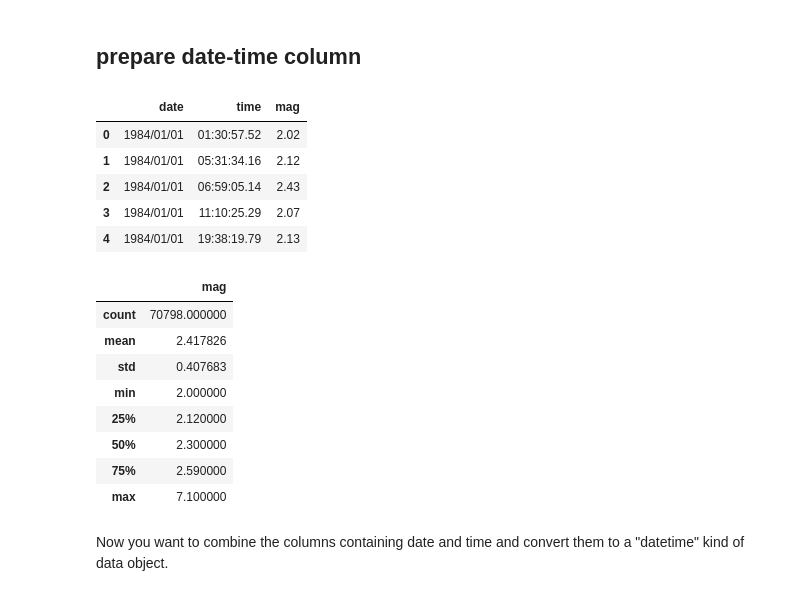
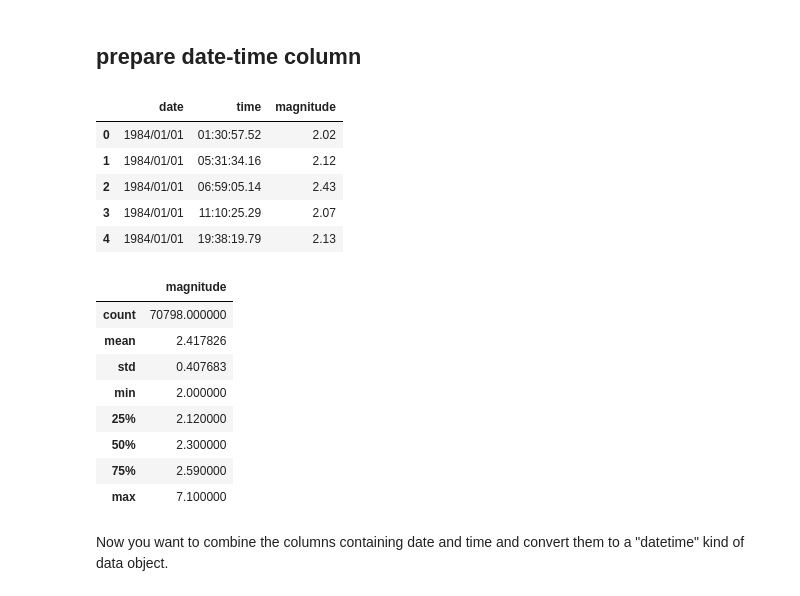
Before and after one commit to DesiPilla/DSPS_dPilla, a Jupyter notebook: HW3/KS_earthquakes.ipynb, the cells around one changed output. Saved outputs shown, nothing was run; the diff lists cells and outputs as text; code cells hidden in the pictures.

```diff
--- a/HW3/KS_earthquakes.ipynb
+++ b/HW3/KS_earthquakes.ipynb
@@ -62,0 +63,3 @@ However, I did not format the data correctly, according to the csv extension req
+# %%
+data = pd.read_csv('https://raw.githubusercontent.com/DesiPilla/DSPS_dPilla/master/HW3/earthquakes.csv', delimiter = " ")
+data.head()
@@ -96,16 +104,19 @@ now that you have a dataframe object you can use methods of the object to modify
+# %%
+data.rename(columns = {"#YYY/MM/DD" : "date", "HH:mm:SS.ss" : "time", "Unnamed: 5" : "magnitude"}, inplace = True)
+data = data[['date', 'time', 'magnitude']]
 # %%
-eqdata.head()
+data.head()
 # %% [output]
-|  | date | time | mag |
+|  | date | time | magnitude |
 | 0 | 1984/01/01 | 01:30:57.52 | 2.02 |
 | 1 | 1984/01/01 | 05:31:34.16 | 2.12 |
 | 2 | 1984/01/01 | 06:59:05.14 | 2.43 |
 | 3 | 1984/01/01 | 11:10:25.29 | 2.07 |
 | 4 | 1984/01/01 | 19:38:19.79 | 2.13 |
 # %%
-eqdata.describe()
+data.describe()
 # %% [output]
-|  | mag |
+|  | magnitude |
 | count | 70798.000000 |
 | mean | 2.417826 |
 | std | 0.407683 |
```
Also changed, not shown: parts of 35 cells of this notebook.
